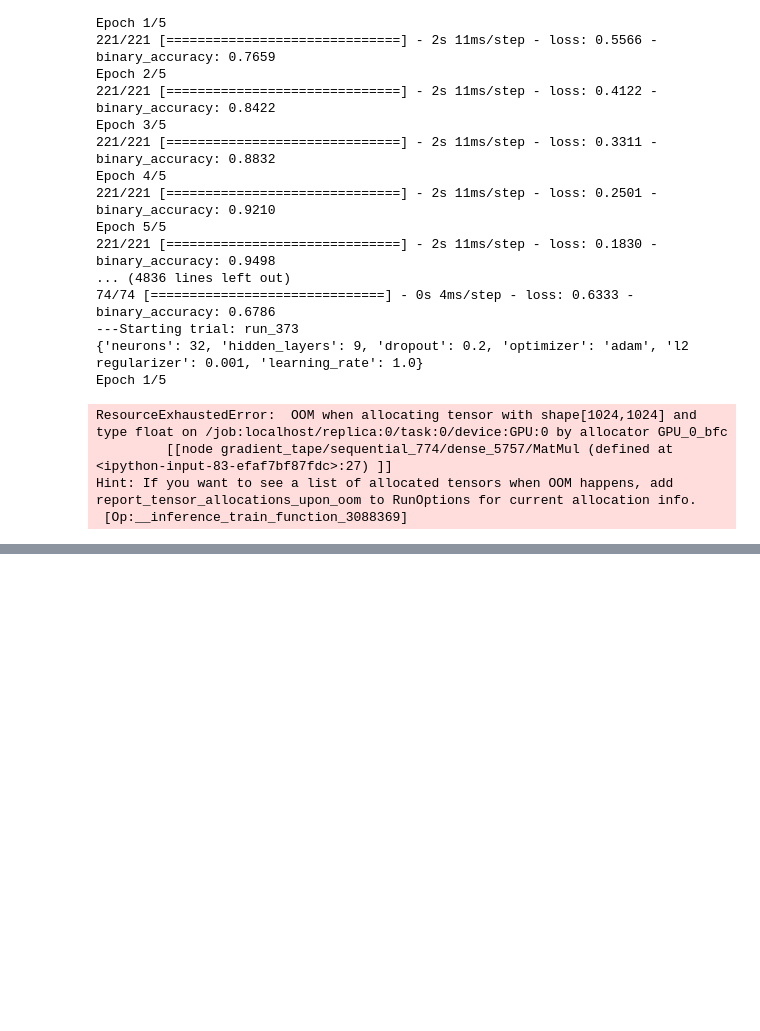
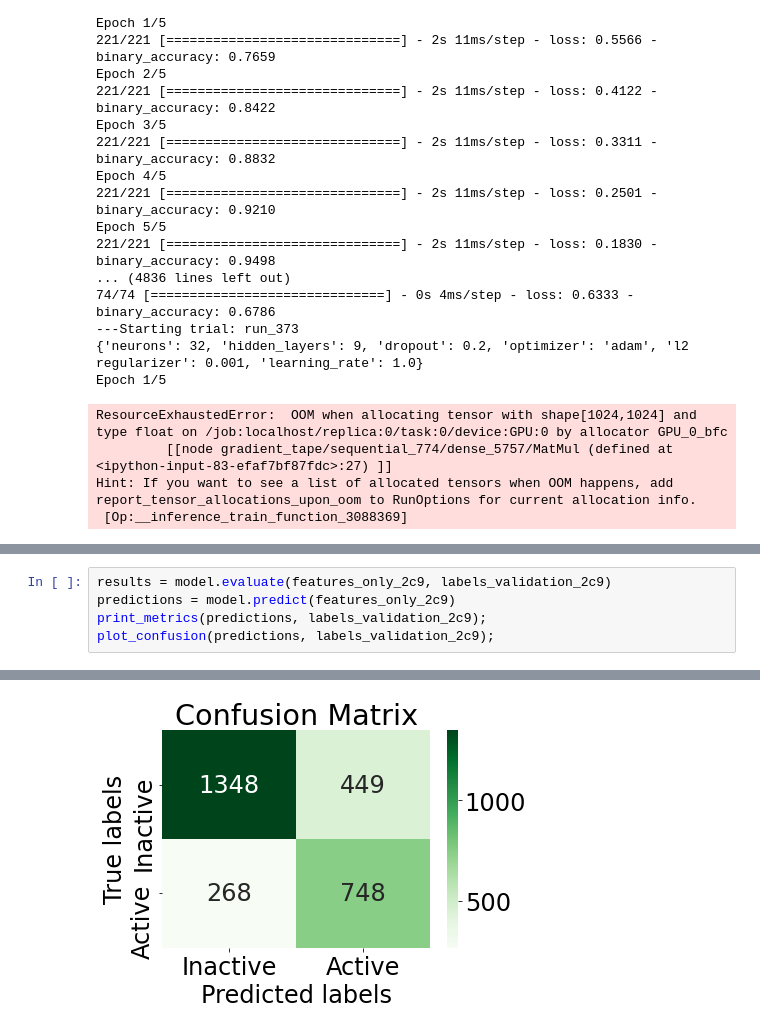
Before and after one commit to danielSoler93/drug_learning, a Jupyter notebook: drug_learning/2D/Deep_docking_CYP.ipynb, the cells around one changed output, grey strips where cells are left out. Cells and saved outputs as stored; diff of their text form; blank space fills up the shorter version.

```diff
--- a/drug_learning/2D/Deep_docking_CYP.ipynb
+++ b/drug_learning/2D/Deep_docking_CYP.ipynb
@@ -205,0 +235,6 @@ Hint: If you want to see a list of allocated tensors when OOM happens, add repor
+# %%
+results = model.evaluate(features_only_2c9, labels_validation_2c9)
+predictions = model.predict(features_only_2c9)
+print_metrics(predictions, labels_validation_2c9);
+plot_confusion(predictions, labels_validation_2c9);
+# %% [output]
@@ -205,0 +243 @@ Hint: If you want to see a list of allocated tensors when OOM happens, add repor
+[figure, added]
```
Also changed, not shown: parts of 21 cells of this notebook, 1 other file.
